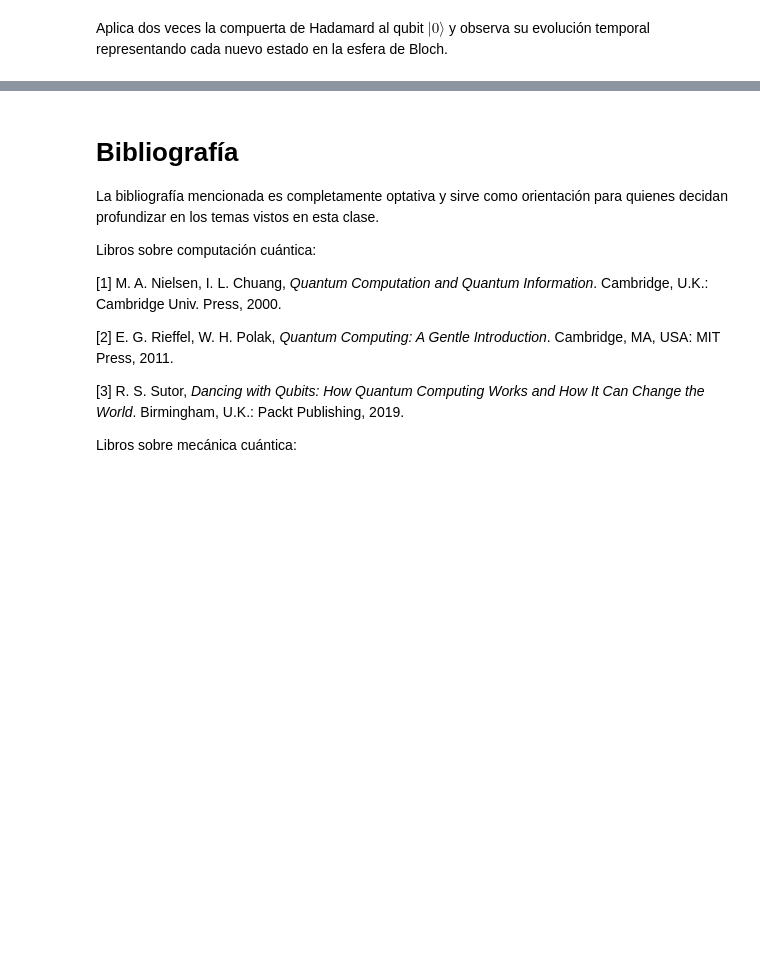
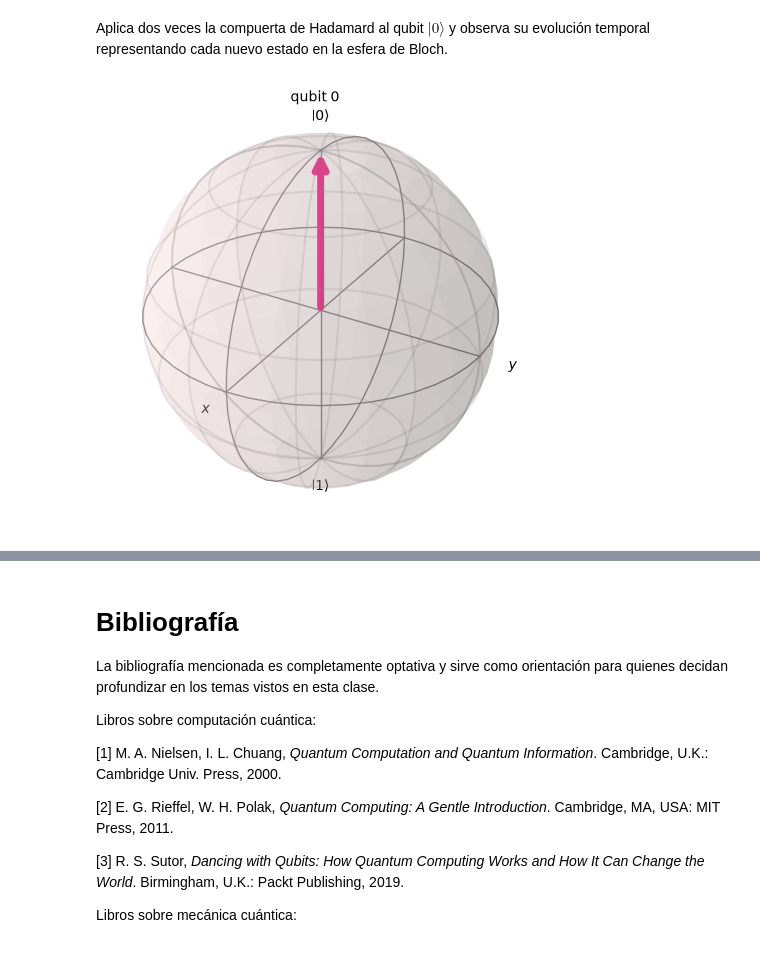
Before and after one commit to 0xLozi/quantum_computing_jam, a Jupyter notebook: Clase_1,_Parte_2_Computación_Cuántica.ipynb, the cells around one changed output, grey strips where cells are left out. Saved outputs shown, nothing was run; the diff lists cells and outputs as text; code cells hidden in the pictures; blank space fills up the shorter version.

```diff
--- a/Clase_1,_Parte_2_Computación_Cuántica.ipynb
+++ b/Clase_1,_Parte_2_Computación_Cuántica.ipynb
@@ -721,5 +868,10 @@ Aplica dos veces la compuerta de Hadamard al qubit $|0\rangle$ y observa su evol
 # %%
 # Escriba aquí su solución
 # Parte 1: representar |0> en la esfera de Bloch
+zero_sv = Statevector.from_label("0")
+
+plot_bloch_multivector(zero_sv, reverse_bits = True)
+# %% [output]
+[figure, added]
 # %%
 # Parte 2: representar H|0> en la esfera de Bloch
```
Also changed, not shown: parts of 10 cells of this notebook, 22 other files.
